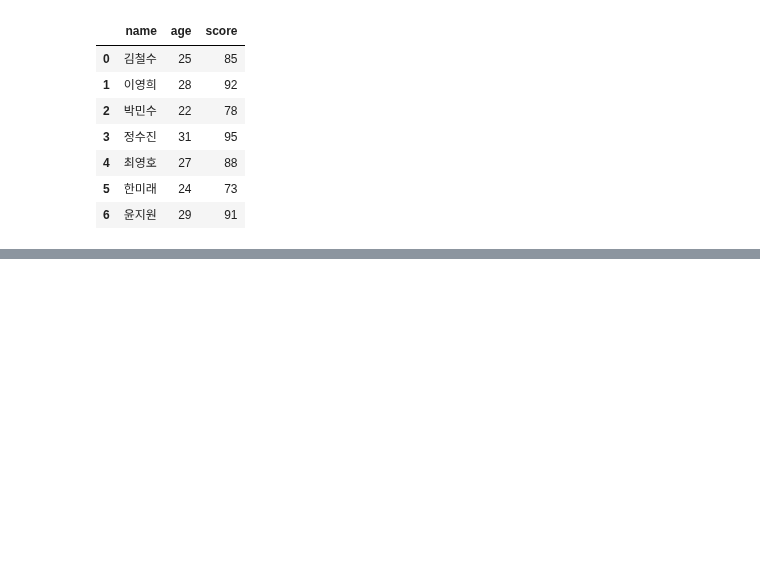
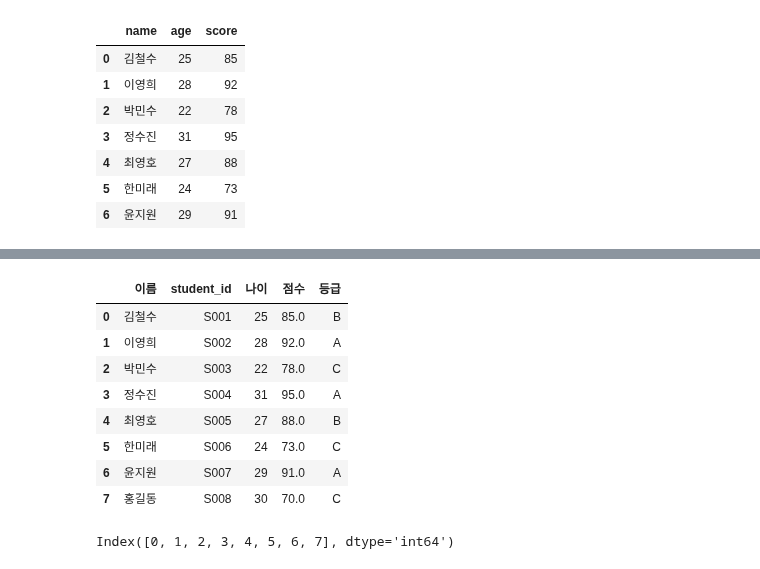
Before and after one commit to jiyoung1634/hipython_rep, a Jupyter notebook: 13.판다스.ipynb, the cells around one changed output, grey strips where cells are left out. Cells and saved outputs as stored; diff of their text form; code cells hidden in the pictures; blank space fills up the shorter version.

```diff
--- a/13.판다스.ipynb
+++ b/13.판다스.ipynb
@@ -424,0 +591,5 @@ df
+# %%
+#df.drop(columns=df.columns[4], axis=1)   드롭가능해야하는데...
+col_keep = [i for i in range(len(df.columns)) if i != 4]
+df = df.iloc[:, col_keep]
+df
@@ -424,0 +606,19 @@ df
+# %%
+df = df.astype({'나이':int, '점수':float})   #객체를 숫자형으로 변환
+df['student_id'] = df['student_id'].astype(str)   #문자열로 변환
+#df['data'] = pd.to_datetime(df['date'])   #날짜형으로 변환도 가능
+df
+# %% [output]
+|  | 이름 | student_id | 나이 | 점수 | 등급 |
+| 0 | 김철수 | S001 | 25 | 85.0 | B |
+| 1 | 이영희 | S002 | 28 | 92.0 | A |
+| 2 | 박민수 | S003 | 22 | 78.0 | C |
+| 3 | 정수진 | S004 | 31 | 95.0 | A |
+| 4 | 최영호 | S005 | 27 | 88.0 | B |
+| 5 | 한미래 | S006 | 24 | 73.0 | C |
+| 6 | 윤지원 | S007 | 29 | 91.0 | A |
+| 7 | 홍길동 | S008 | 30 | 70.0 | C |
+# %%
+df.index
+# %% [output]
+Index([0, 1, 2, 3, 4, 5, 6, 7], dtype='int64')
```
Also changed, not shown: parts of 32 cells of this notebook.
